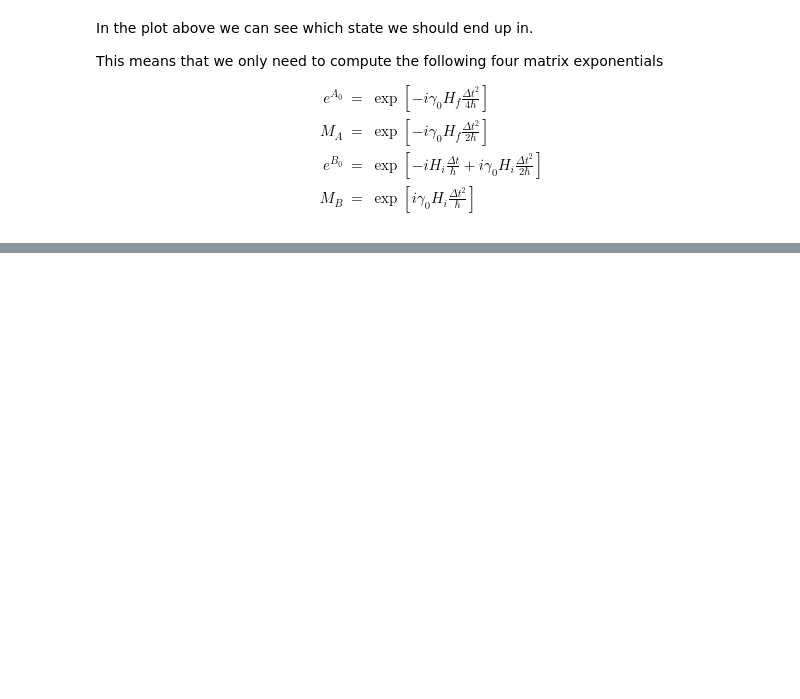
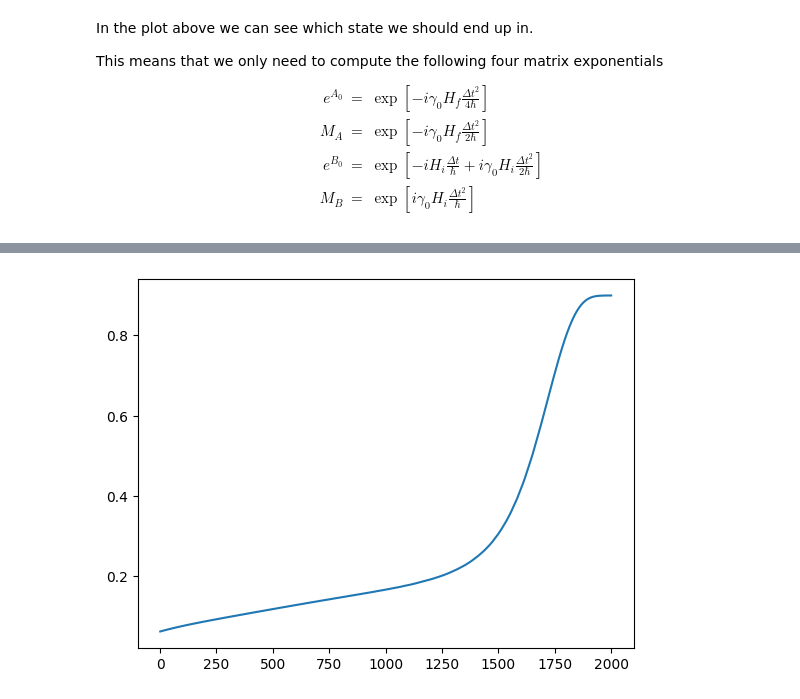
Before and after one commit to Secretmud/zermelos-navigation-problem, a Jupyter notebook: src/yves_method.ipynb, the cells around one changed output, grey strips where cells are left out. Drawn from its saved outputs; the diff is of its cells as text; code cells hidden in the pictures; blank space fills up the shorter version.

```diff
--- a/src/yves_method.ipynb
+++ b/src/yves_method.ipynb
@@ -195,0 +311,9 @@ with open("fids3.csv", "a") as f:
+# %%
+f = []
+for i in fids:
+    f.append(np.abs(i[gs_idx])**2)
+
+plt.plot(Ts, f)
+plt.show()
+# %% [output]
+[figure, added]
```
Also changed, not shown: parts of 7 cells of this notebook, 2 other files.
